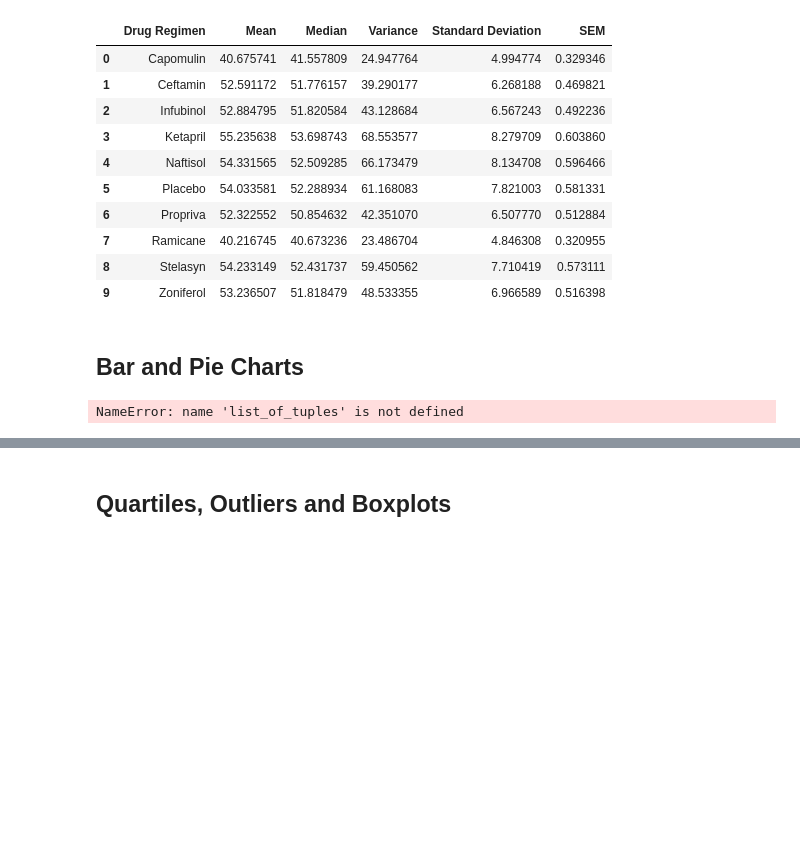
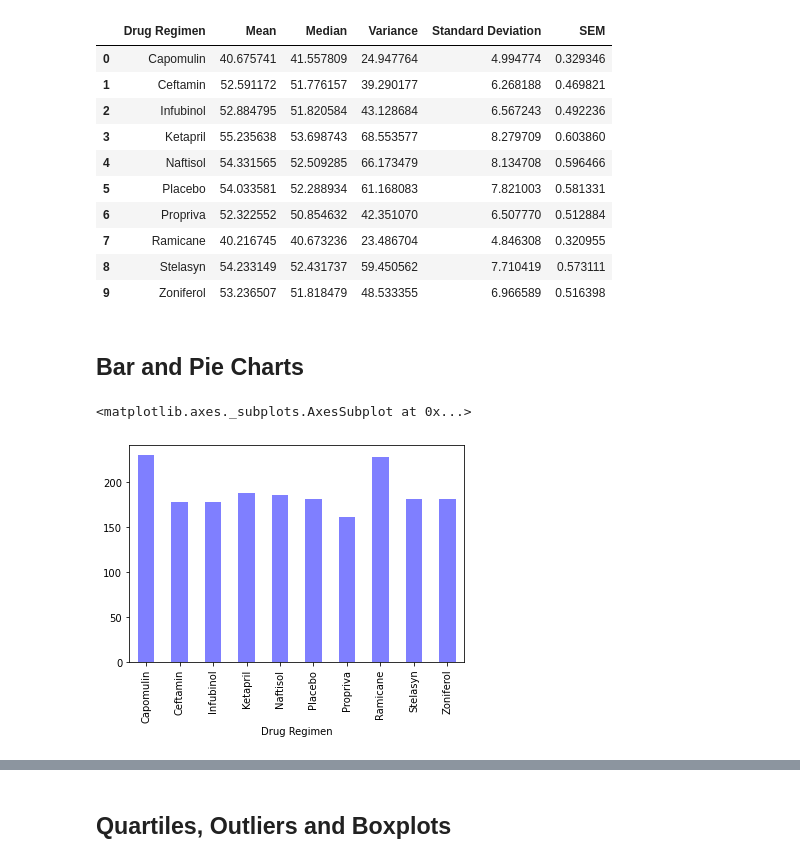
Before and after one commit to geneberry3/matplotlib-challenge, a Jupyter notebook: pymaceuticals_starter.ipynb, the cells around one changed output, grey strips where cells are left out. Drawn from its saved outputs; the diff is of its cells as text; code cells hidden in the pictures; blank space fills up the shorter version.

Commit message:
Add files via upload
graphs and pies added

```diff
--- a/pymaceuticals_starter.ipynb
+++ b/pymaceuticals_starter.ipynb
@@ -148,17 +149,13 @@ summary_df.reset_index()
 ## Bar and Pie Charts
 # %%
 # Generate a bar plot showing the total number of mice for each treatment throughout the course of the study using pandas.
-df_regimen_count = merged_df.groupby(df2["Drug Regimen"])["Tumor Volume (mm3)"].count()
-regimen_df= pd.DataFrame(list_of_tuples,df_regimen_count)
-regimen_df.set_index()
-regimen_df
-# regimen_df=regimen_df.loc()
+regimen_df = merged_df.groupby(df2["Drug Regimen"])["Tumor Volume (mm3)"].count()
 
-# # regimen_df.astype('int')
-# Drugs = ['Drug Regimen']
-# Tumors = regimen_df["Tumor Volume (mm3)"]
-# regimen_df.plot.bar(x=Drugs, y=Tumors)
+x = len(regimen_df)
+y = regimen_df
+regimen_df.plot.bar(color='b', alpha=0.5, align="center")
 # %% [output]
-NameError: name 'list_of_tuples' is not defined
+<matplotlib.axes._subplots.AxesSubplot at 0x...>
+[figure, added]
 # %%
 # Generate a bar plot showing the total number of mice for each treatment throughout the course of the study using pyplot.
```
Also changed, not shown: parts of 6 cells of this notebook.
